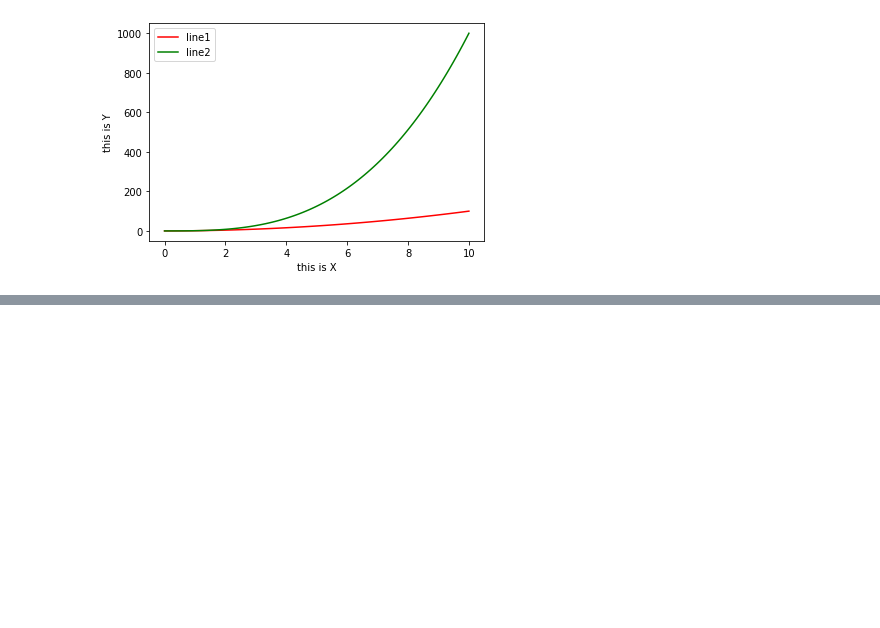
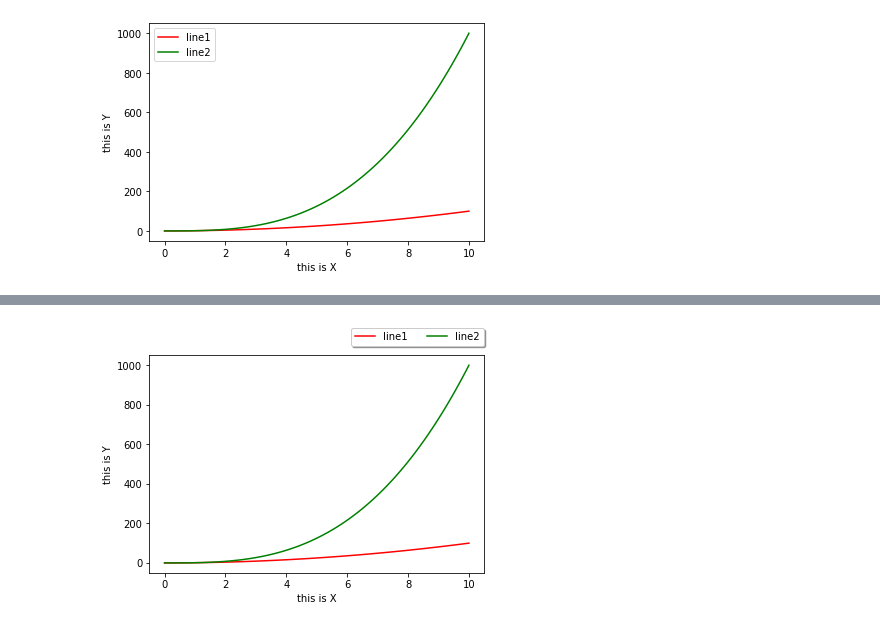
Before and after one commit to sunday00/lecture-master, a Jupyter notebook: visualizations/legend.ipynb, the cells around one changed output, grey strips where cells are left out. Cells and saved outputs as stored; diff of their text form; code cells hidden in the pictures; blank space fills up the shorter version.

```diff
--- a/visualizations/legend.ipynb
+++ b/visualizations/legend.ipynb
@@ -83,0 +84,12 @@ plt.show()
+# %%
+y1 = x ** 2
+y2 = x ** 3
+plt.plot(x, y1, 'r', label="line1")
+plt.plot(x, y2, 'g', label="line2")
+plt.xlabel('this is X')
+plt.ylabel('this is Y')
+
+plt.legend(loc="upper center", ncol=2, bbox_to_anchor=(0.8,1.15), fancybox=True, shadow=True) #fancybox == border-radius
+plt.show()
+# %% [output]
+[figure, added]
```
Also changed, not shown: parts of 1 cell of this notebook, 2 other files.
